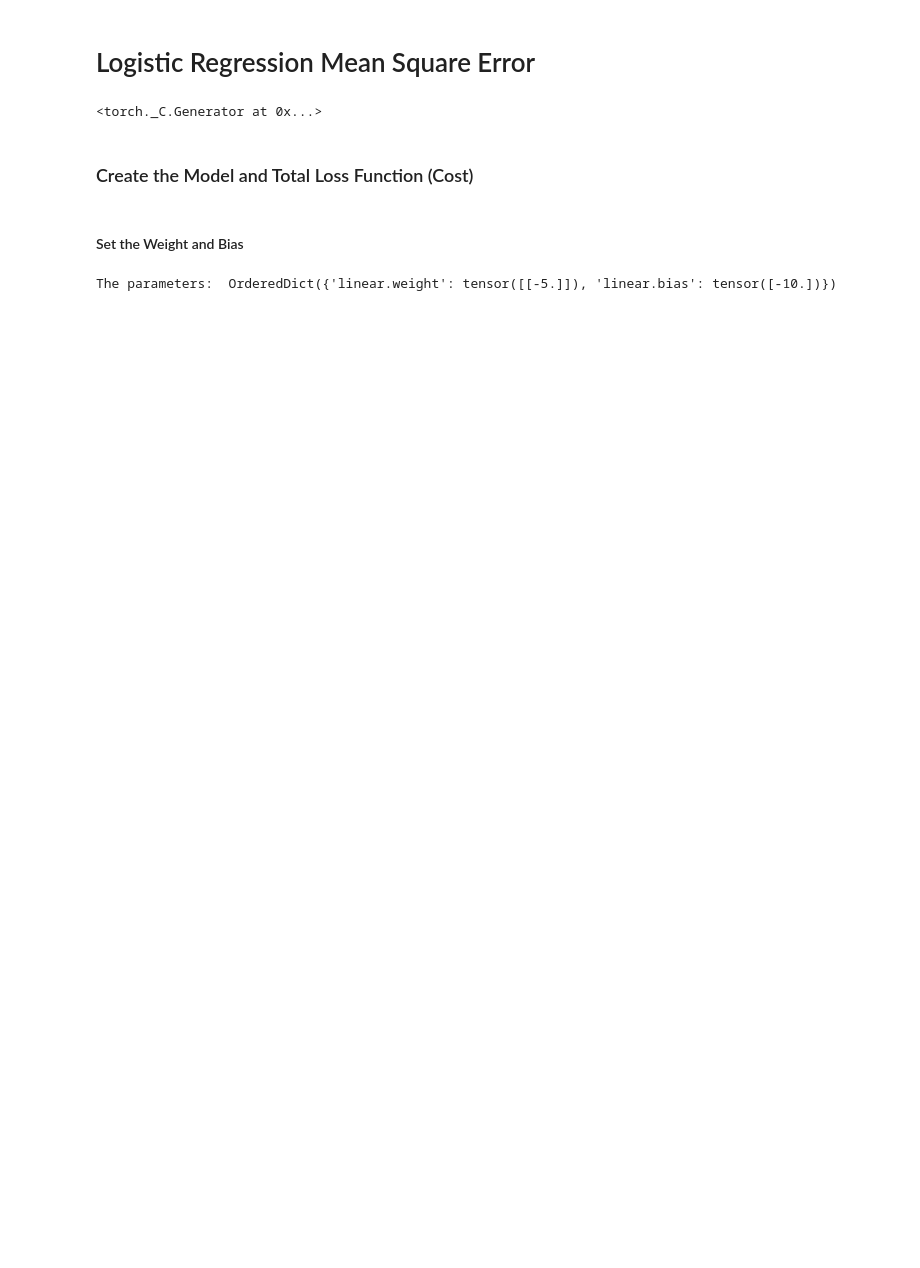
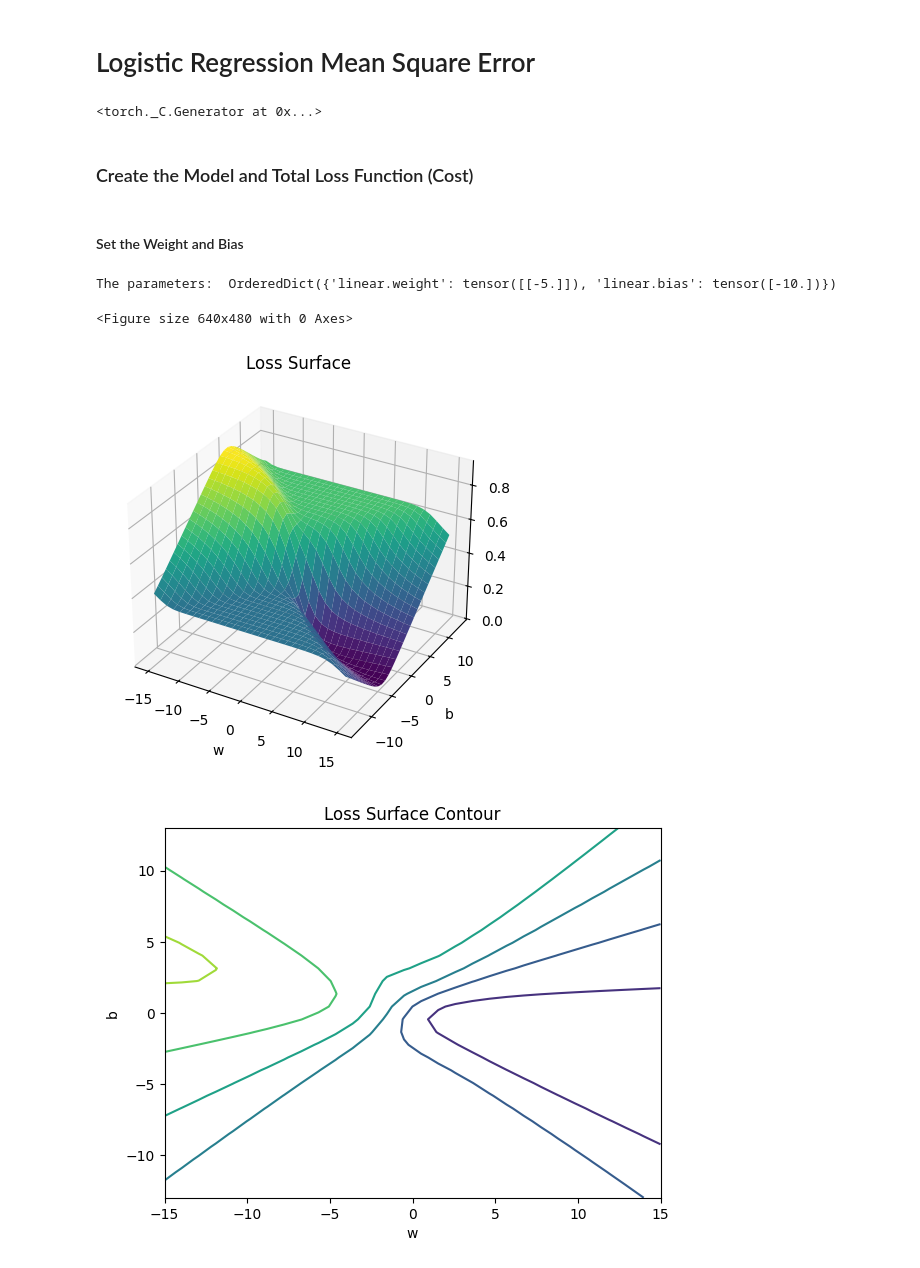
Before and after one commit to AjBorbzz/DataScience_AI_ML, a Jupyter notebook: PyTorch/IBM_Pytorch/Logistic_Regression/logistic_regression_mse.ipynb, the cells around one changed output. Cells and saved outputs as stored; diff of their text form; code cells hidden in the pictures; blank space fills up the shorter version.

```diff
--- a/PyTorch/IBM_Pytorch/Logistic_Regression/logistic_regression_mse.ipynb
+++ b/PyTorch/IBM_Pytorch/Logistic_Regression/logistic_regression_mse.ipynb
@@ -141,3 +141,9 @@ model.state_dict() ['linear.bias'].data[0] = torch.tensor([[-10]])
 print("The parameters: ", model.state_dict())
 # %% [output]
 The parameters:  OrderedDict({'linear.weight': tensor([[-5.]]), 'linear.bias': tensor([-10.])})
+# %%
+get_surface = plot_error_surfaces(15, 13, data_set[:][0], data_set[:][1], 30)
+# %% [output]
+<Figure size 640x480 with 0 Axes>
+[figure, added]
+[figure, added]
```
Also changed, not shown: parts of 5 cells of this notebook.
